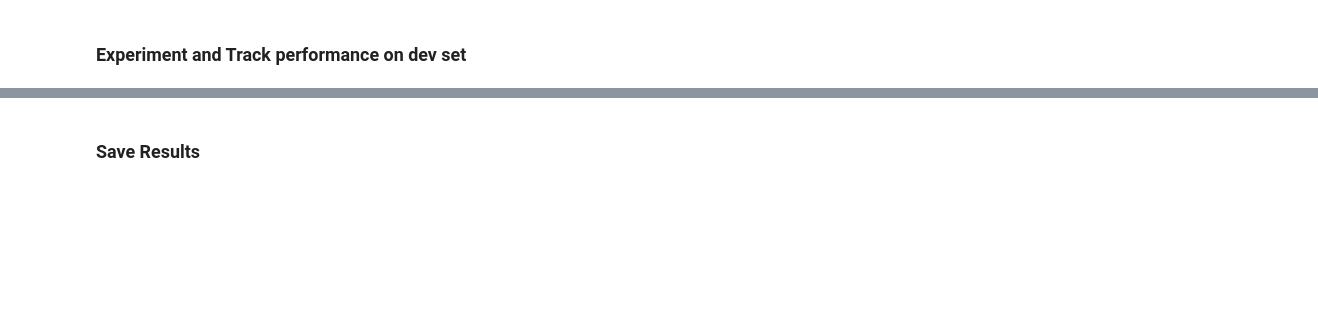
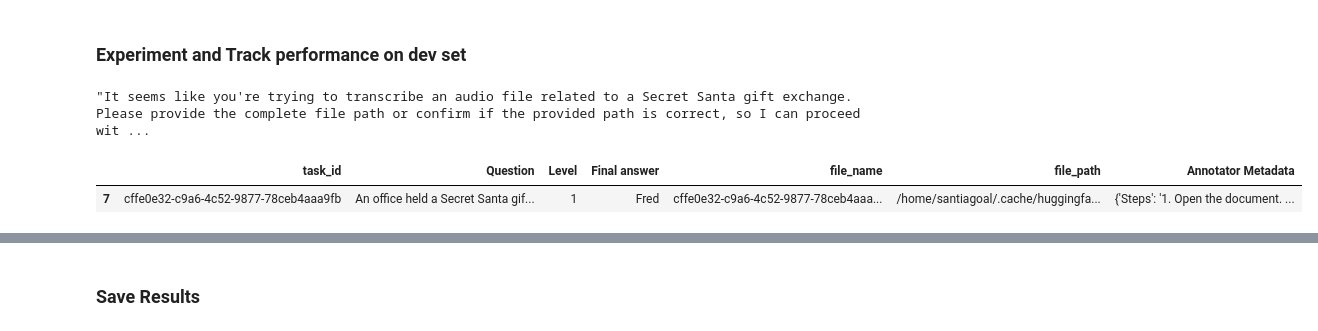
Before and after one commit to santiagoahl/chappi-bot, a Jupyter notebook: notebooks/gaia_level_one_questions_validation.ipynb, the cells around one changed output, grey strips where cells are left out. Drawn from its saved outputs; the diff is of its cells as text; code cells hidden in the pictures; blank space fills up the shorter version.

```diff
--- a/notebooks/gaia_level_one_questions_validation.ipynb
+++ b/notebooks/gaia_level_one_questions_validation.ipynb
@@ -147,3 +147,6 @@ new_tools_list = latest_tools + ", " + new_tools
 # Format xp name and path
 xp_name_snake = str(current_iteration) + "_" + xp_name.replace(" ", "_").replace(",", "").lower()
 xp_path = os.path.join(experiment_iterations_path, xp_name_snake + ".csv")
+# %%
+temp_df = df_dev.copy()
+temp_df = temp_df[temp_df["file_path"].map(lambda row: row.endswith("cffe0e32-c9a6-4c52-9877-78ceb4aaa9fb.docx"))]
@@ -150,3 +155,12 @@ xp_path = os.path.join(experiment_iterations_path, xp_name_snake + ".csv")
+# %%
+temp_response
+# %% [output]
+"It seems like you're trying to transcribe an audio file related to a Secret Santa gift exchange. Please provide the complete file path or confirm if the provided path is correct, so I can proceed wit ...
+# %%
+temp_df
+# %% [output]
+|  | task_id | Question | Level | Final answer | file_name | file_path | Annotator Metadata |
+| 7 | cffe0e32-c9a6-4c52-9877-78ceb4aaa9fb | An office held a Secret Santa gif... | 1 | Fred | cffe0e32-c9a6-4c52-9877-78ceb4aaa... | /home/santiagoal/.cache/huggingfa... | {'Steps': '1. Open the document. ... |
 # %%
 # Compute and save agent responses and their evaluation
 
```
Also changed, not shown: parts of 8 cells of this notebook, 3 other files.
